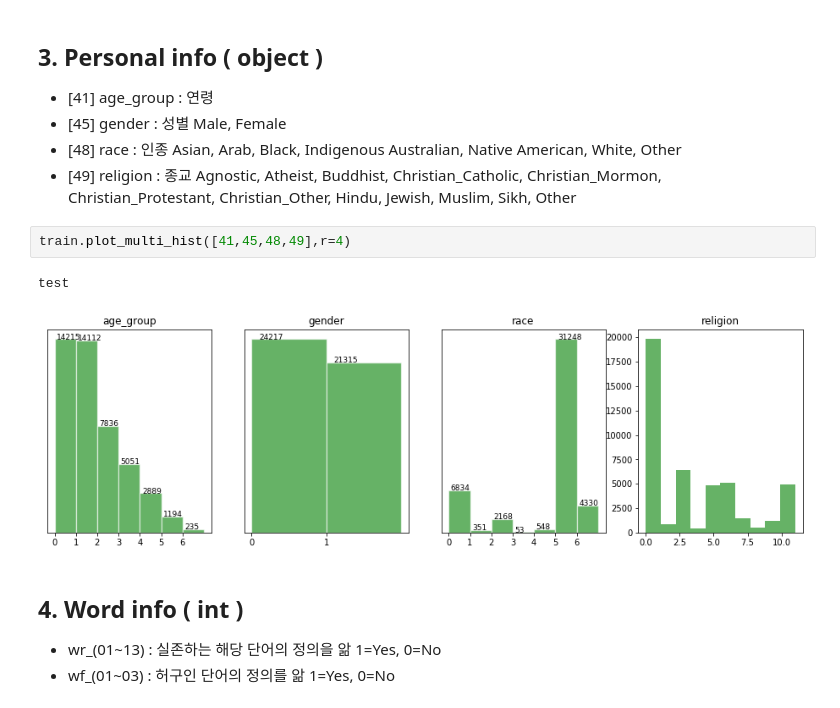
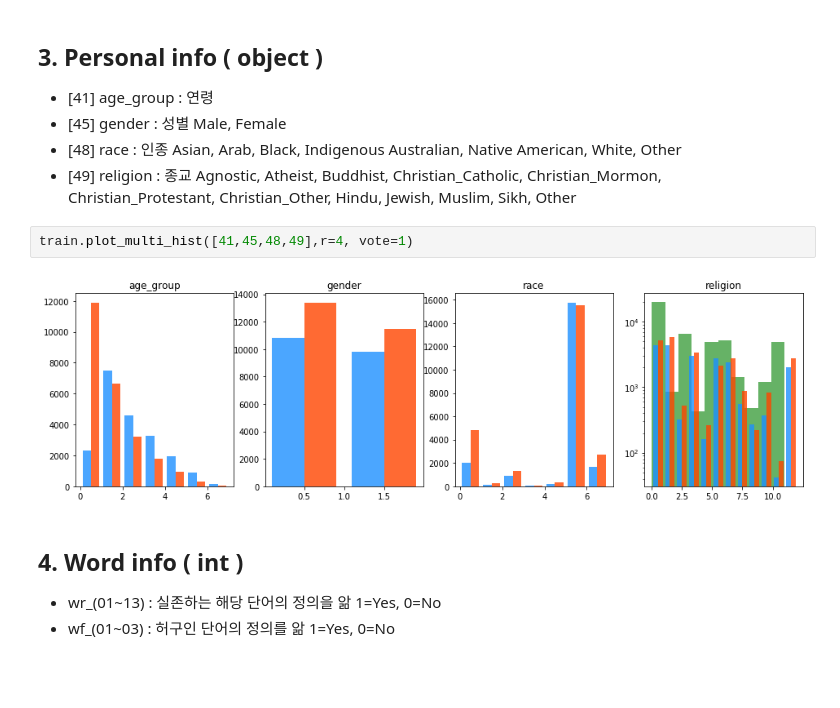
Before and after one commit to yebiny/psychoMetrics, a Jupyter notebook: 1-EDA/EDA.ipynb, the cells around one changed output. Drawn from its saved outputs; the diff is of its cells as text; blank space fills up the shorter version.

```diff
--- a/1-EDA/EDA.ipynb
+++ b/1-EDA/EDA.ipynb
@@ -58,10 +64,9 @@ Asian, Arab, Black, Indigenous Australian, Native American, White, Other
 * [49] religion : 종교
 Agnostic, Atheist, Buddhist, Christian_Catholic, Christian_Mormon, Christian_Protestant, Christian_Other, Hindu, Jewish, Muslim, Sikh, Other
 # %%
-train.plot_multi_hist([41,45,48,49],r=4)
+train.plot_multi_hist([41,45,48,49],r=4, vote=1)
 # %% [output]
-test
-[figure, old version]
+[figure, new version]
 # %% [markdown]
 ## 4. Word info  ( int )
 * wr_(01~13) : 실존하는 해당 단어의 정의을 앎
```
Also changed, not shown: parts of 14 cells of this notebook, 1 other file.
